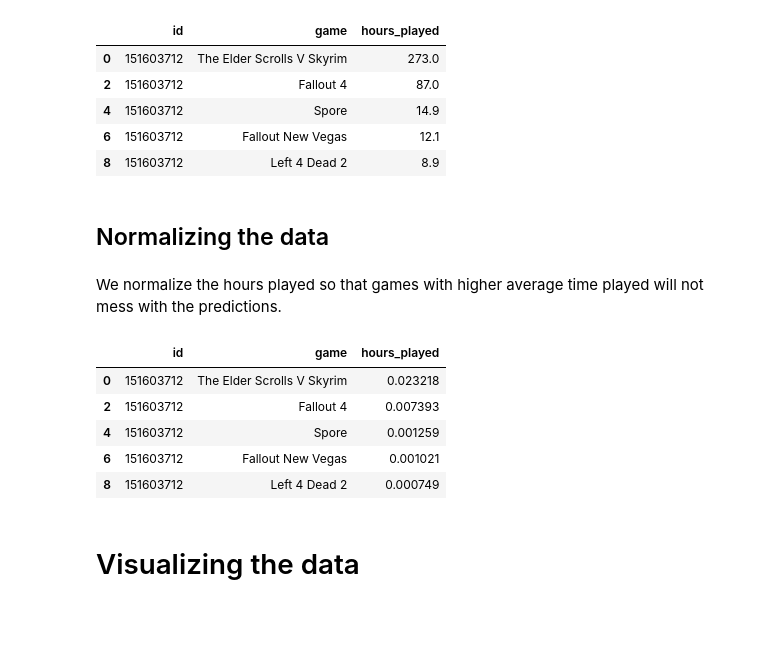
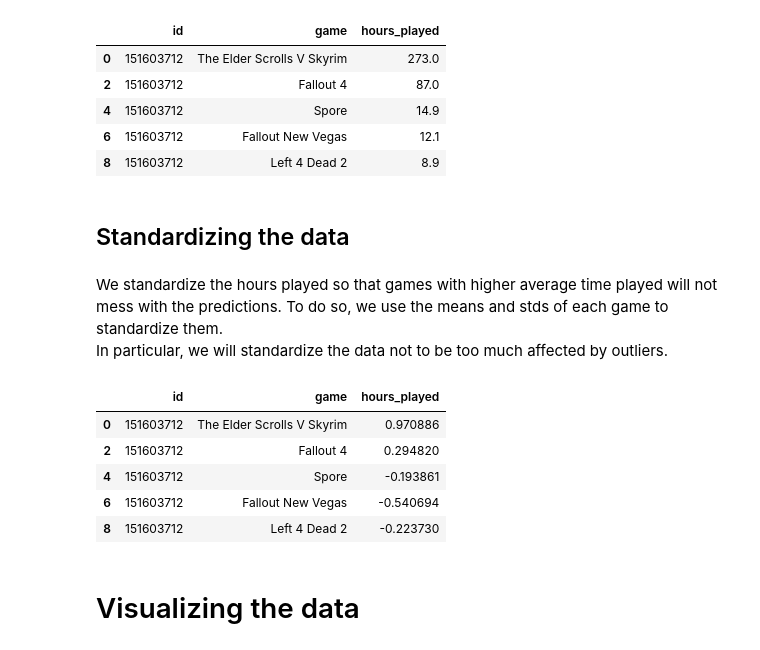
Before and after one commit to Vbardusco/sd201-steam-recommendations, a Jupyter notebook: project_steam_progress.ipynb, the cells around one changed output. Cells and saved outputs as stored; diff of their text form; code cells hidden in the pictures; blank space fills up the shorter version.

```diff
--- a/project_steam_progress.ipynb
+++ b/project_steam_progress.ipynb
@@ -112,19 +112,33 @@ played_games.head()
 | 6 | 151603712 | Fallout New Vegas | 12.1 |
 | 8 | 151603712 | Left 4 Dead 2 | 8.9 |
 # %% [markdown]
-## Normalizing the data
+## Standardizing the data
 # %% [markdown]
-We normalize the hours played so that games with higher average time played will not mess with the predictions.
+We standardize the hours played so that games with higher average time played will not mess with the predictions. To do so, we use the means and stds of each game to standardize them.
+In particular, we will standardize the data not to be too much affected by outliers.
 # %%
-played_games['hours_played'] = (played_games['hours_played']-played_games['hours_played'].min())/(played_games['hours_played'].max()-played_games['hours_played'].min())
-played_games.head()
+standardization_dict = dict()
+for game_name, s in played_games.groupby('game')['hours_played']:
+    standardization_dict[game_name]=dict()
+    series = s[s>0.0]  #take only games played
+    standardization_dict[game_name]['average'] = series.mean()
+    if series.std() > 0 : #for some games that are not much played, std is 0 which creates errors
+        standardization_dict[game_name]['std'] = series.std()
+    else:
+        standardization_dict[game_name]['std'] = 1e-8
+
+def standardize(game, hours):
+    return (hours - standardization_dict[game]['average'])/standardization_dict[game]['std']
-# %% [output]
-|  | id | game | hours_played |
-| 0 | 151603712 | The Elder Scrolls V Skyrim | 0.023218 |
-| 2 | 151603712 | Fallout 4 | 0.007393 |
-| 4 | 151603712 | Spore | 0.001259 |
-| 6 | 151603712 | Fallout New Vegas | 0.001021 |
-| 8 | 151603712 | Left 4 Dead 2 | 0.000749 |
+# %%
+played_games['hours_played'] = played_games.apply(lambda x : standardize(x.game, x.hours_played),axis=1)
+played_games.head()
+# %% [output]
+|  | id | game | hours_played |
+| 0 | 151603712 | The Elder Scrolls V Skyrim | 0.970886 |
+| 2 | 151603712 | Fallout 4 | 0.294820 |
+| 4 | 151603712 | Spore | -0.193861 |
+| 6 | 151603712 | Fallout New Vegas | -0.540694 |
+| 8 | 151603712 | Left 4 Dead 2 | -0.223730 |
 # %% [markdown]
 # Visualizing the data
 # %%
```
Also changed, not shown: parts of 41 cells of this notebook, 1 other file.
